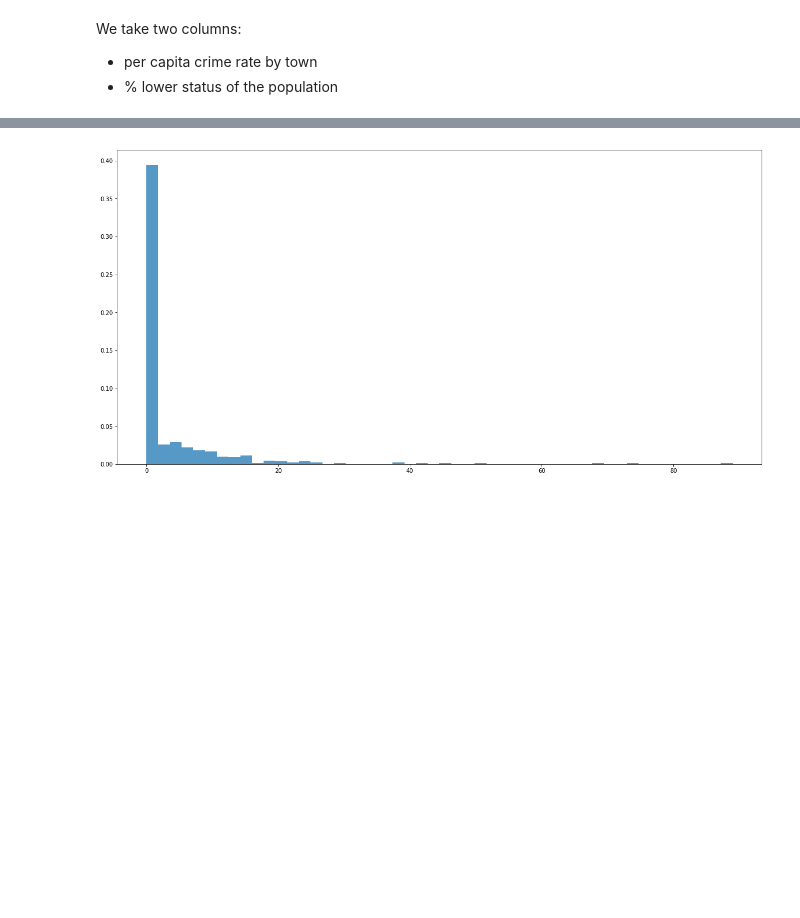
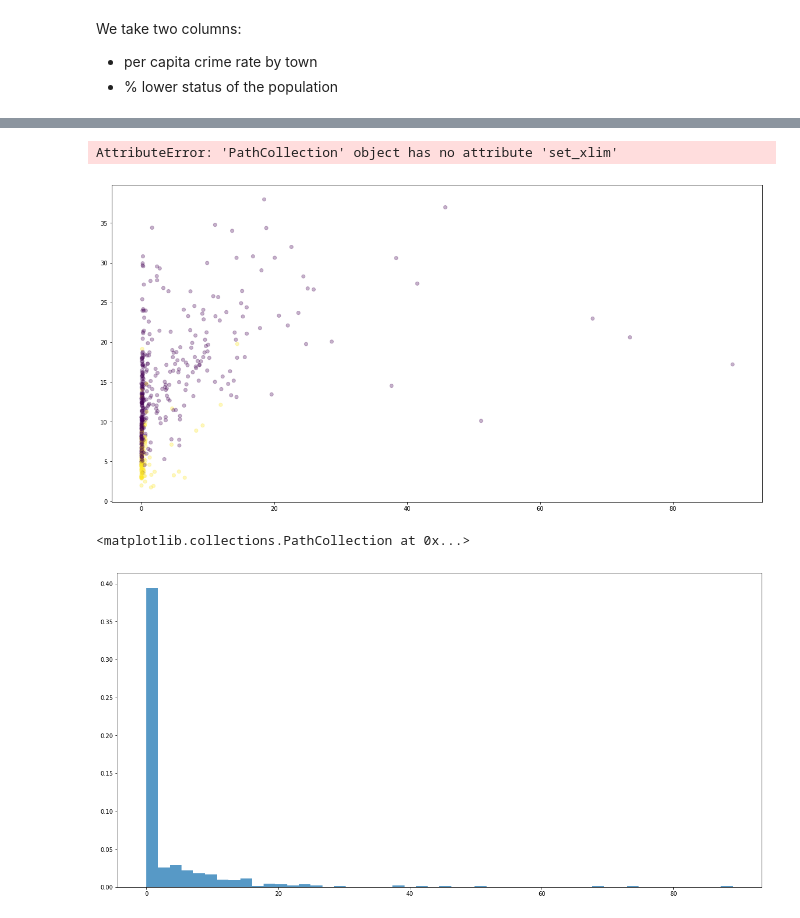
Before and after one commit to bartek-blog/bartek-blog.github.io, a Jupyter notebook: jupyter/mtcars.ipynb, the cells around one changed output, grey strips where cells are left out. Drawn from its saved outputs; the diff is of its cells as text; code cells hidden in the pictures; blank space fills up the shorter version.

```diff
--- a/jupyter/mtcars.ipynb
+++ b/jupyter/mtcars.ipynb
@@ -60,3 +61,13 @@ df.head(10)
+# %%
+axes = plt.scatter(X[:,0], X[:,1], c=y, alpha=0.3)
+axes.set_xlim([0,20])
+# %% [output]
+AttributeError: 'PathCollection' object has no attribute 'set_xlim'
+[figure, added]
+# %%
+axes
+# %% [output]
+<matplotlib.collections.PathCollection at 0x...>
 # %%
 n, bins, patches = plt.hist(X[:,0], 50, normed=1, alpha=0.75)
 # %% [output]
```
Also changed, not shown: parts of 6 cells of this notebook, 16 other files.
